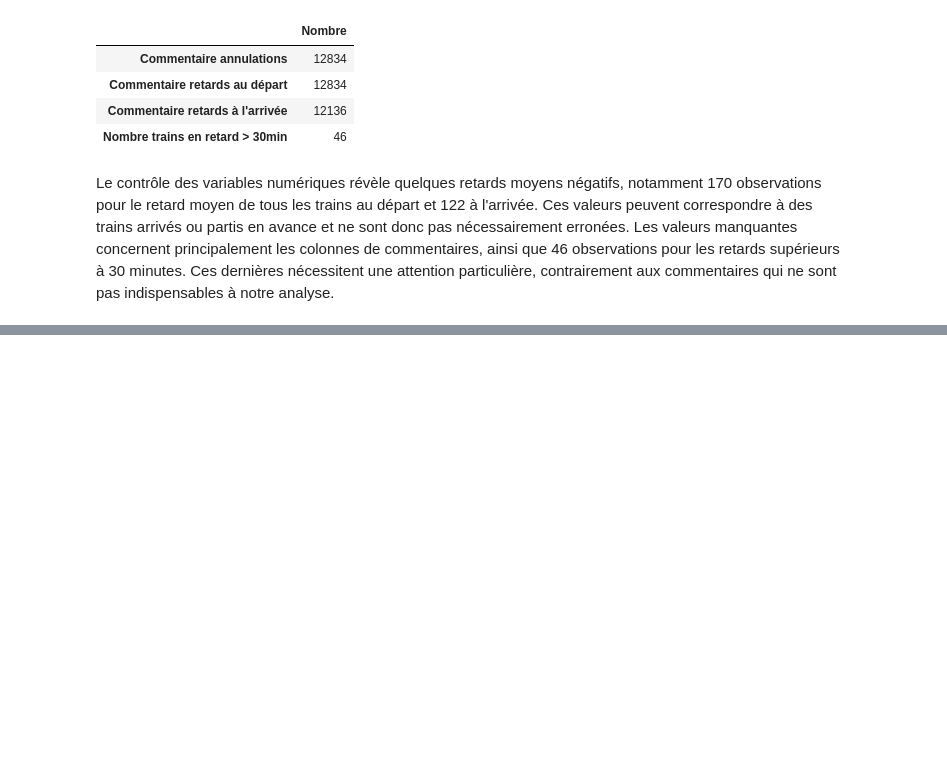
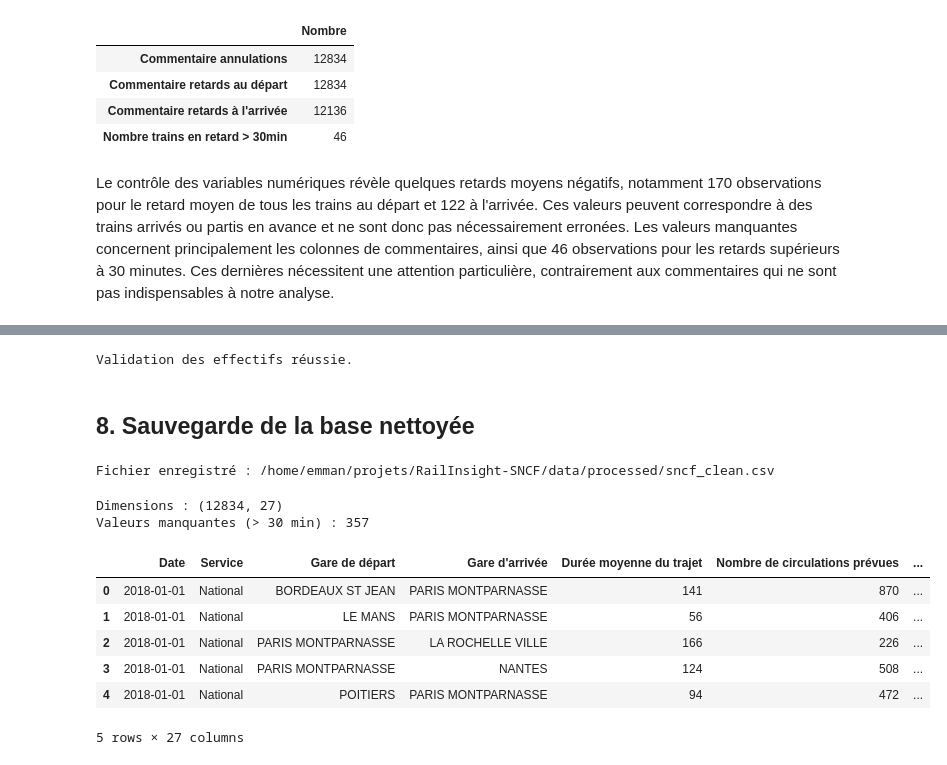
Before and after one commit to ghislainzeufack-prog/RailInsight-SNCF, a Jupyter notebook: notebooks/preprocessing_sncf.ipynb, the cells around one changed output, grey strips where cells are left out. Drawn from its saved outputs; the diff is of its cells as text; code cells hidden in the pictures; blank space fills up the shorter version.

```diff
--- a/notebooks/preprocessing_sncf.ipynb
+++ b/notebooks/preprocessing_sncf.ipynb
@@ -349,0 +436,51 @@ Le contrôle des variables numériques révèle quelques retards moyens négatif
+# %%
+# Validation des effectifs de circulation et de retard
+assert (df_clean["Trains circulés"] > 0).all()
+
+assert (
+    df_clean["Nombre de trains en retard à l'arrivée"]
+    .between(0, df_clean["Trains circulés"])
+).all()
+
+assert (
+    df_clean["Nombre de trains annulés"]
+    .between(0, df_clean["Nombre de circulations prévues"])
+).all()
+
+print("Validation des effectifs réussie.")
+# %% [output]
+Validation des effectifs réussie.
+# %% [markdown]
+## 8. Sauvegarde de la base nettoyée
+# %%
+# Sauvegarde de la base nettoyée
+
+dossier = Path("../data/processed")
+dossier.mkdir(parents=True, exist_ok=True)
+
+fichier = dossier / "sncf_clean.csv"
+
+df_clean.to_csv(fichier, sep=";", index=False)
+
+print("Fichier enregistré :", fichier.resolve())
+# %% [output]
+Fichier enregistré : /home/emman/projets/RailInsight-SNCF/data/processed/sncf_clean.csv
+# %%
+# Vérification de la sauvegarde
+df_verification = pd.read_csv(fichier, sep=";")
+
+print("Dimensions :", df_verification.shape)
+print("Valeurs manquantes (> 30 min) :",
+      df_verification["Nombre trains en retard > 30min"].isna().sum())
+
+display(df_verification.head())
+# %% [output]
+Dimensions : (12834, 27)
+Valeurs manquantes (> 30 min) : 357
+|  | Date | Service | Gare de départ | Gare d'arrivée | Durée moyenne du trajet | Nombre de circulations prévues | ... |
+| 0 | 2018-01-01 | National | BORDEAUX ST JEAN | PARIS MONTPARNASSE | 141 | 870 | ... |
+| 1 | 2018-01-01 | National | LE MANS | PARIS MONTPARNASSE | 56 | 406 | ... |
+| 2 | 2018-01-01 | National | PARIS MONTPARNASSE | LA ROCHELLE VILLE | 166 | 226 | ... |
+| 3 | 2018-01-01 | National | PARIS MONTPARNASSE | NANTES | 124 | 508 | ... |
+| 4 | 2018-01-01 | National | POITIERS | PARIS MONTPARNASSE | 94 | 472 | ... |
+5 rows × 27 columns
```
Also changed, not shown: parts of 9 cells of this notebook.
